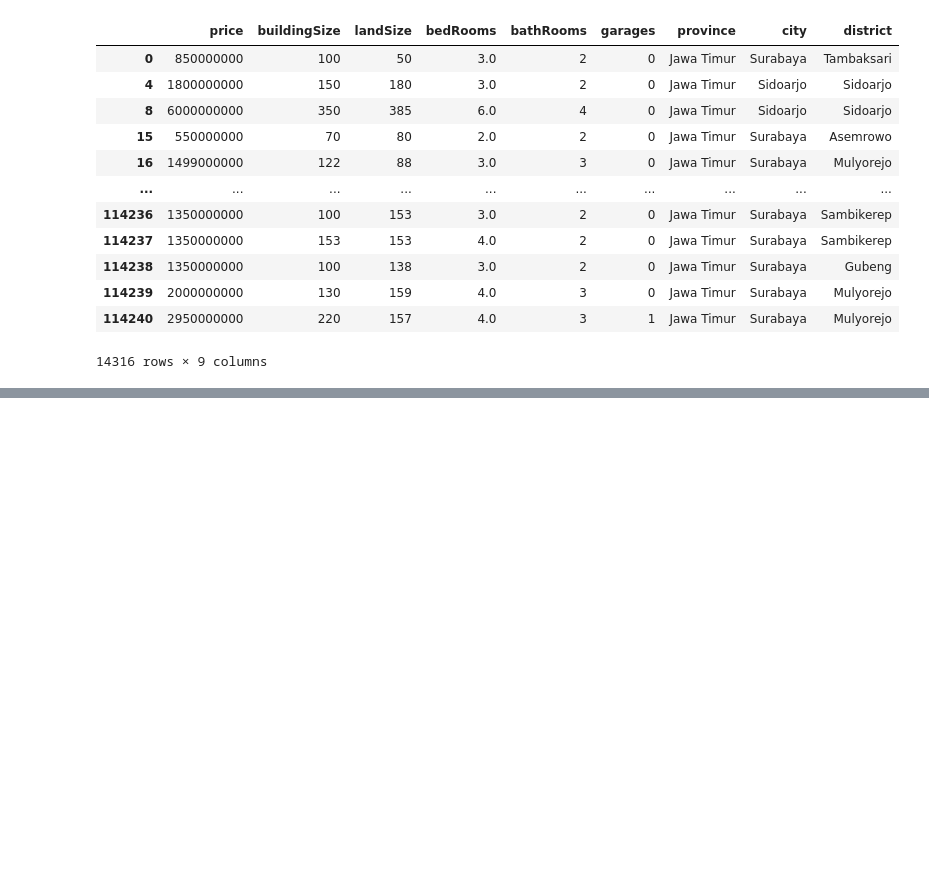
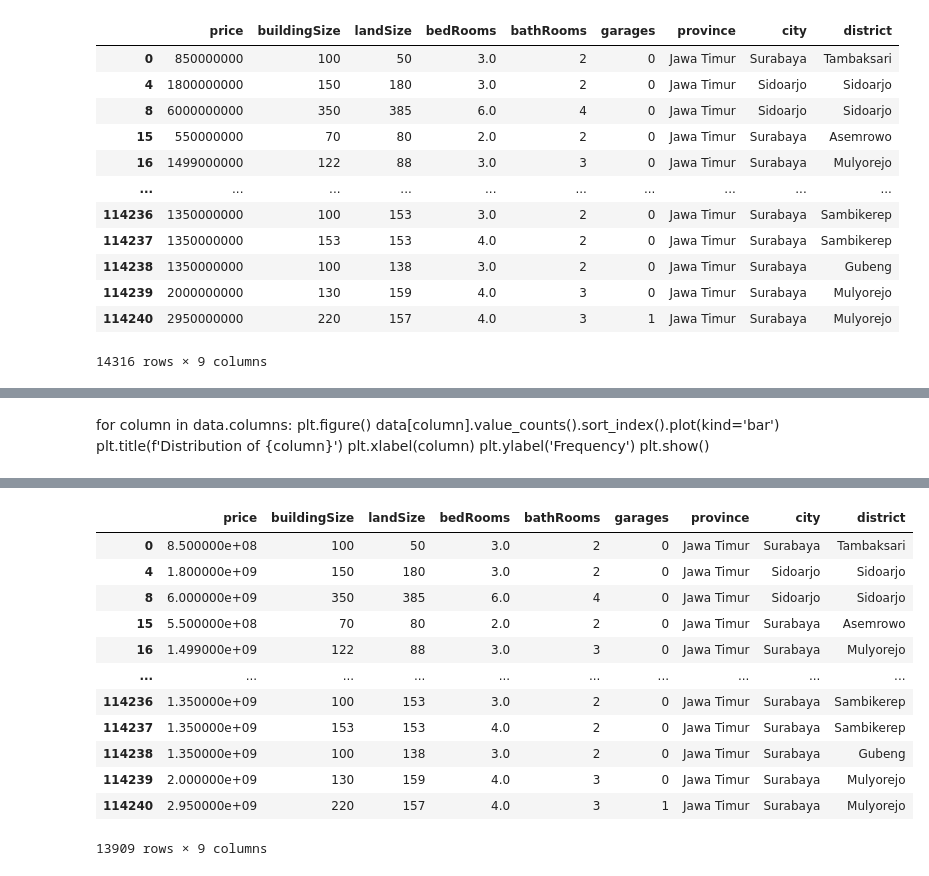
Before and after one commit to mutiarasny/project-prediksi-harga-properti, a Jupyter notebook: pbl.ipynb, the cells around one changed output, grey strips where cells are left out. Cells and saved outputs as stored; diff of their text form; code cells hidden in the pictures; blank space fills up the shorter version.

```diff
--- a/pbl.ipynb
+++ b/pbl.ipynb
@@ -115,3 +97,11 @@ for column in data.columns:
+# %% [markdown]
+for column in data.columns:
+    plt.figure()
+    data[column].value_counts().sort_index().plot(kind='bar')
+    plt.title(f'Distribution of {column}')
+    plt.xlabel(column)
+    plt.ylabel('Frequency')
+    plt.show()
 # %%
 import ydata_profiling as pp
 
@@ -119,3 +109,20 @@ profile = pp.ProfileReport(data, minimal=True)
 profile
 # %% [output]
 [interactive output not drawn]
+# %%
+data = data[data['bedRooms'] <= 8]
+data
+# %% [output]
+|  | price | buildingSize | landSize | bedRooms | bathRooms | garages | province | city | district |
+| 0 | 8.500000e+08 | 100 | 50 | 3.0 | 2 | 0 | Jawa Timur | Surabaya | Tambaksari |
+| 4 | 1.800000e+09 | 150 | 180 | 3.0 | 2 | 0 | Jawa Timur | Sidoarjo | Sidoarjo |
+| 8 | 6.000000e+09 | 350 | 385 | 6.0 | 4 | 0 | Jawa Timur | Sidoarjo | Sidoarjo |
+| 15 | 5.500000e+08 | 70 | 80 | 2.0 | 2 | 0 | Jawa Timur | Surabaya | Asemrowo |
+| 16 | 1.499000e+09 | 122 | 88 | 3.0 | 3 | 0 | Jawa Timur | Surabaya | Mulyorejo |
+| ... | ... | ... | ... | ... | ... | ... | ... | ... | ... |
+| 114236 | 1.350000e+09 | 100 | 153 | 3.0 | 2 | 0 | Jawa Timur | Surabaya | Sambikerep |
+| 114237 | 1.350000e+09 | 153 | 153 | 4.0 | 2 | 0 | Jawa Timur | Surabaya | Sambikerep |
+| 114238 | 1.350000e+09 | 100 | 138 | 3.0 | 2 | 0 | Jawa Timur | Surabaya | Gubeng |
+| 114239 | 2.000000e+09 | 130 | 159 | 4.0 | 3 | 0 | Jawa Timur | Surabaya | Mulyorejo |
+| 114240 | 2.950000e+09 | 220 | 157 | 4.0 | 3 | 1 | Jawa Timur | Surabaya | Mulyorejo |
+13909 rows × 9 columns
```
Also changed, not shown: parts of 5 cells of this notebook, 1 other file.
